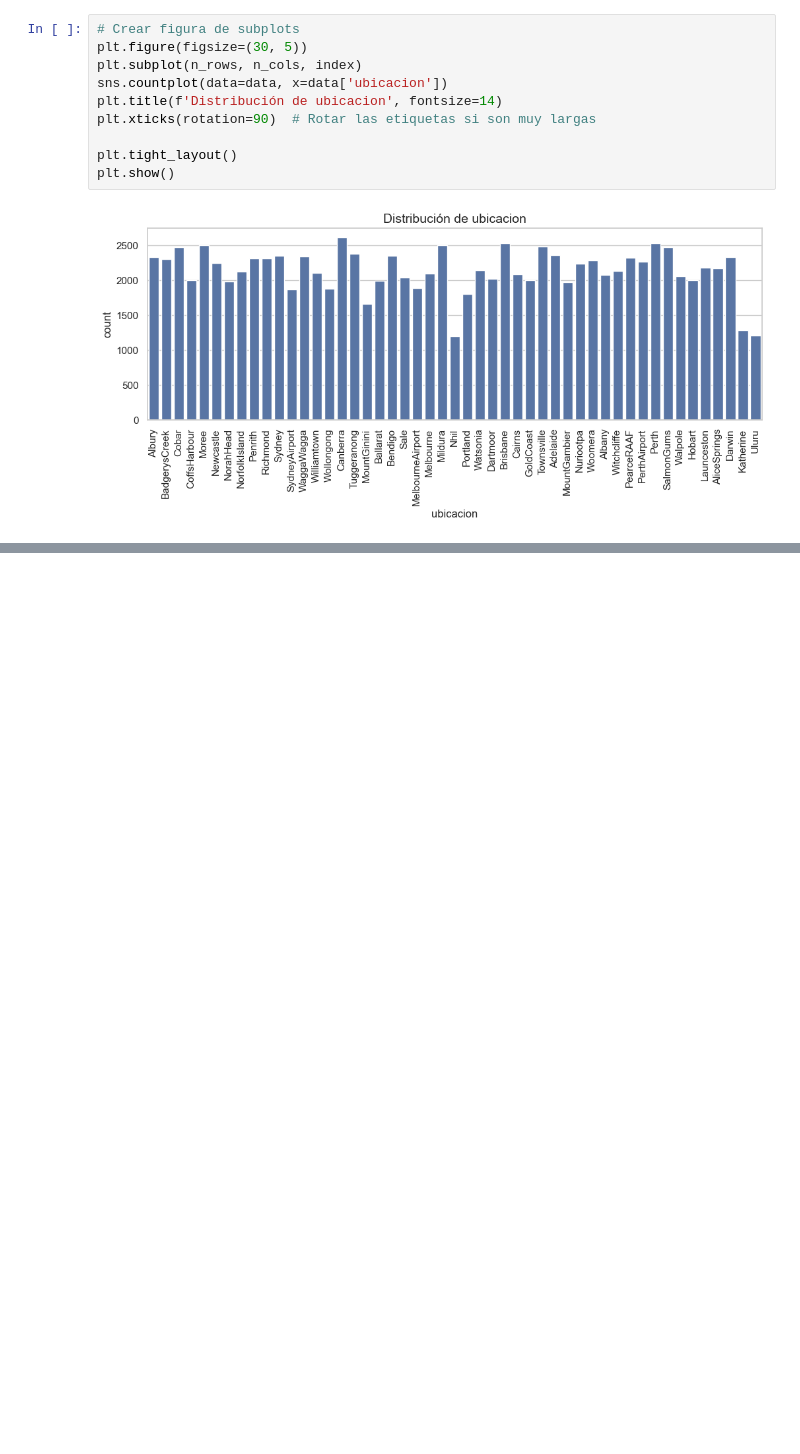
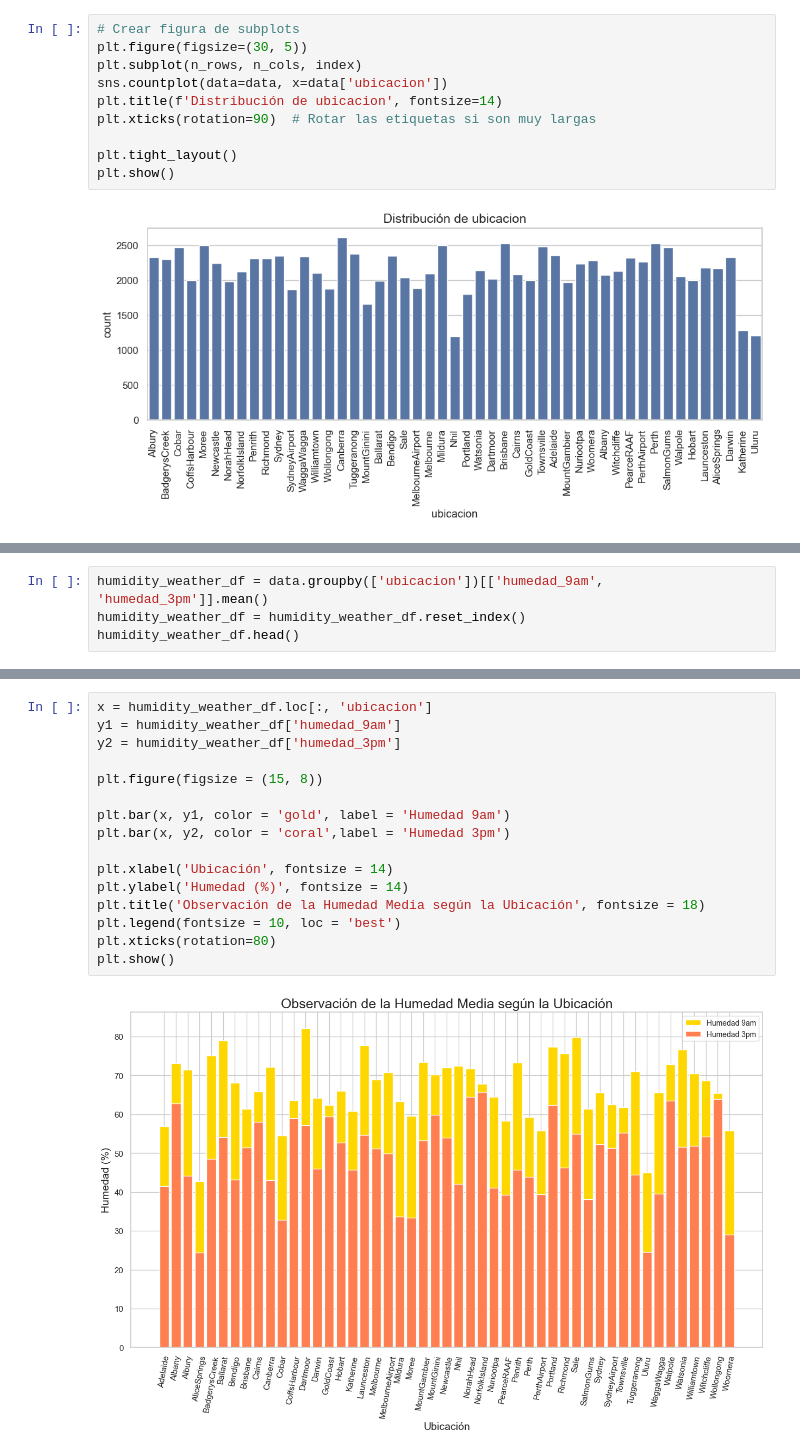
Before and after one commit to mariaRam2003/hdt6_mineria, a Jupyter notebook: HT6-EDA.ipynb, the cells around one changed output, grey strips where cells are left out. Saved outputs shown, nothing was run; the diff lists cells and outputs as text; blank space fills up the shorter version.

```diff
--- a/HT6-EDA.ipynb
+++ b/HT6-EDA.ipynb
@@ -522,0 +600,4 @@ plt.show()
+# %%
+humidity_weather_df = data.groupby(['ubicacion'])[['humedad_9am', 'humedad_3pm']].mean()
+humidity_weather_df = humidity_weather_df.reset_index()
+humidity_weather_df.head()
@@ -522,0 +653,18 @@ plt.show()
+# %%
+x = humidity_weather_df.loc[:, 'ubicacion']
+y1 = humidity_weather_df['humedad_9am']
+y2 = humidity_weather_df['humedad_3pm']
+
+plt.figure(figsize = (15, 8))
+
+plt.bar(x, y1, color = 'gold', label = 'Humedad 9am')
+plt.bar(x, y2, color = 'coral',label = 'Humedad 3pm')
+
+plt.xlabel('Ubicación', fontsize = 14)
+plt.ylabel('Humedad (%)', fontsize = 14)
+plt.title('Observación de la Humedad Media según la Ubicación', fontsize = 18)
+plt.legend(fontsize = 10, loc = 'best')
+plt.xticks(rotation=80)
+plt.show()
+# %% [output]
+[figure, added]
```
Also changed, not shown: parts of 20 cells of this notebook.
